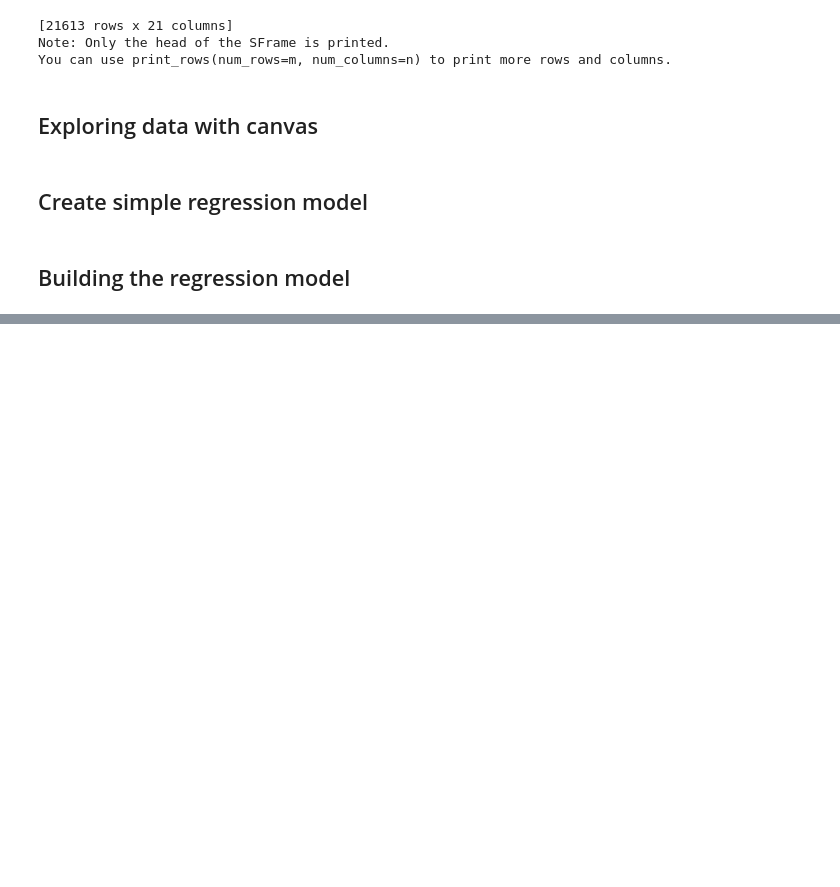
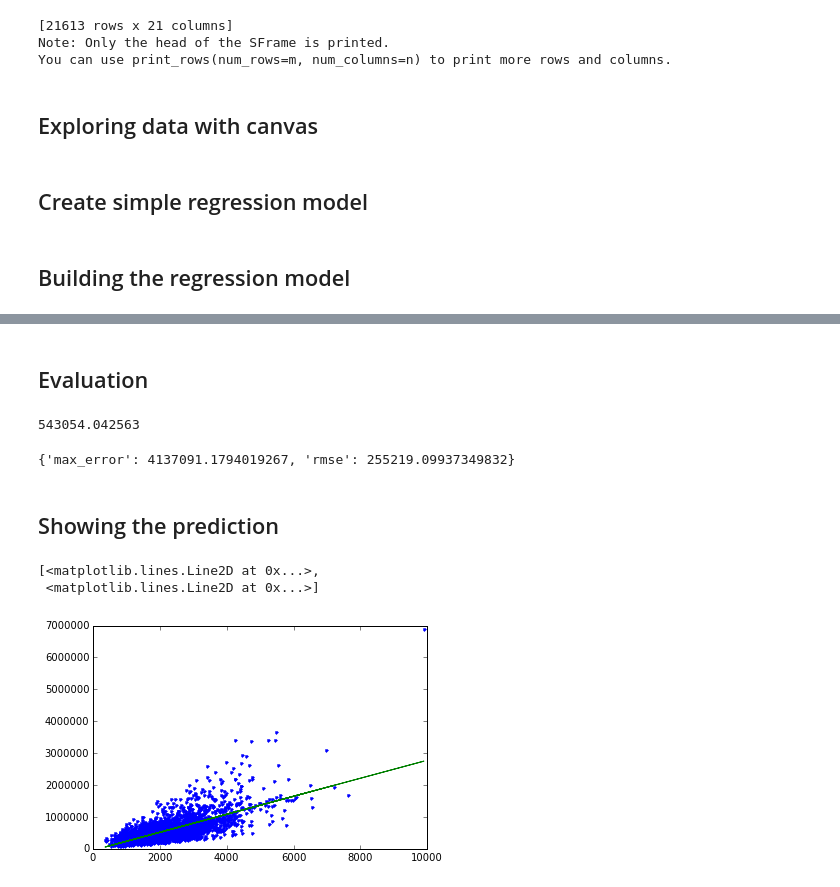
Before and after one commit to cottalucas/ML, a Jupyter notebook: Price Prediction/Predict House Prices.ipynb, the cells around one changed output, grey strips where cells are left out. Cells and saved outputs as stored; diff of their text form; code cells hidden in the pictures; blank space fills up the shorter version.

Commit message:
ploting the prediction price with linear regression

```diff
--- a/Price Prediction/Predict House Prices.ipynb
+++ b/Price Prediction/Predict House Prices.ipynb
@@ -88 +88,15 @@ PROGRESS: | 1         | 2        | 1.016746     | 4347109.600394     | 1899758.9
 PROGRESS: +-----------+----------+--------------+--------------------+----------------------+---------------+-----------------+
+# %% [markdown]
+## Evaluation
+# %%
+# Average price of the data model
+print test_data['price'].mean()
+# %% [output]
+543054.042563
+# %%
+# root-mean-square error (RMSE) is a measure of the differences between sample and population values
+print sqft_model.evaluate(test_data)
+# %% [output]
+{'max_error': 4137091.1794019267, 'rmse': 255219.09937349832}
+# %% [markdown]
+## Showing the prediction
@@ -88,0 +108,10 @@ PROGRESS: +-----------+----------+--------------+--------------------+----------
+# %%
+# x, y, draw format
+
+# x', y', prediction, draw format
+plt.plot(test_data['sqft_living'], test_data['price'], '.',
+        test_data['sqft_living'], sqft_model.predict(test_data), '-')
+# %% [output]
+[<matplotlib.lines.Line2D at 0x...>,
+ <matplotlib.lines.Line2D at 0x...>]
+[figure, added]
```
Also changed, not shown: parts of 3 cells of this notebook.
